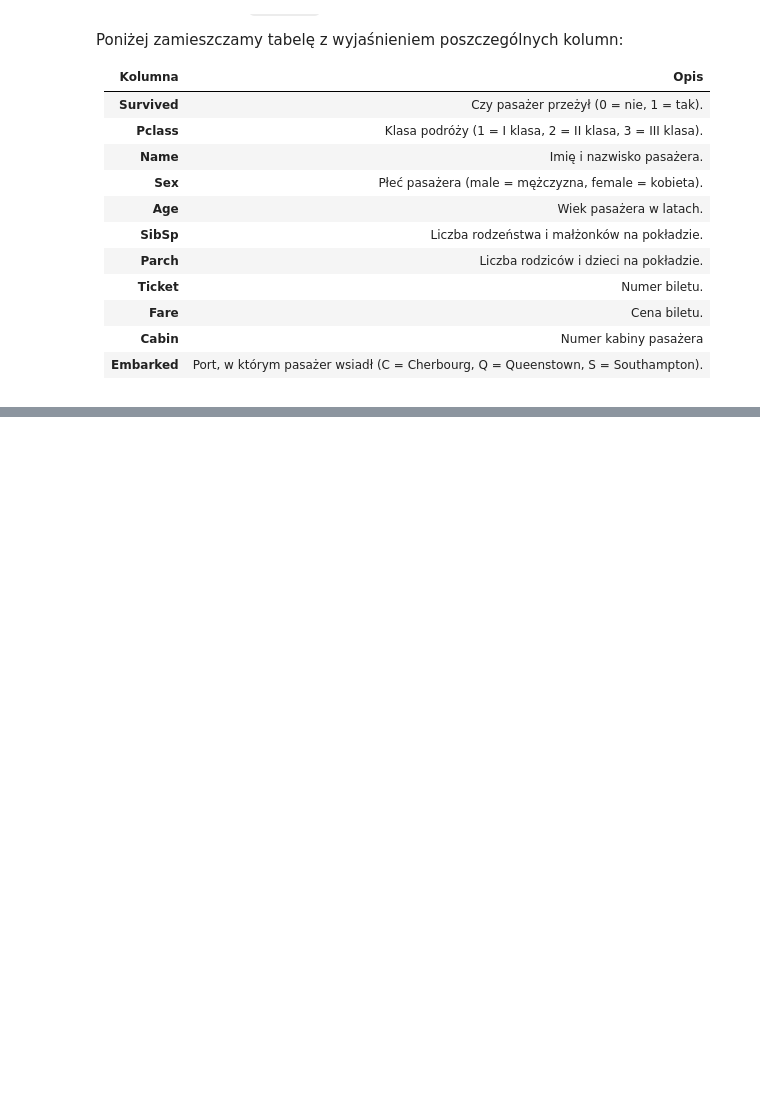
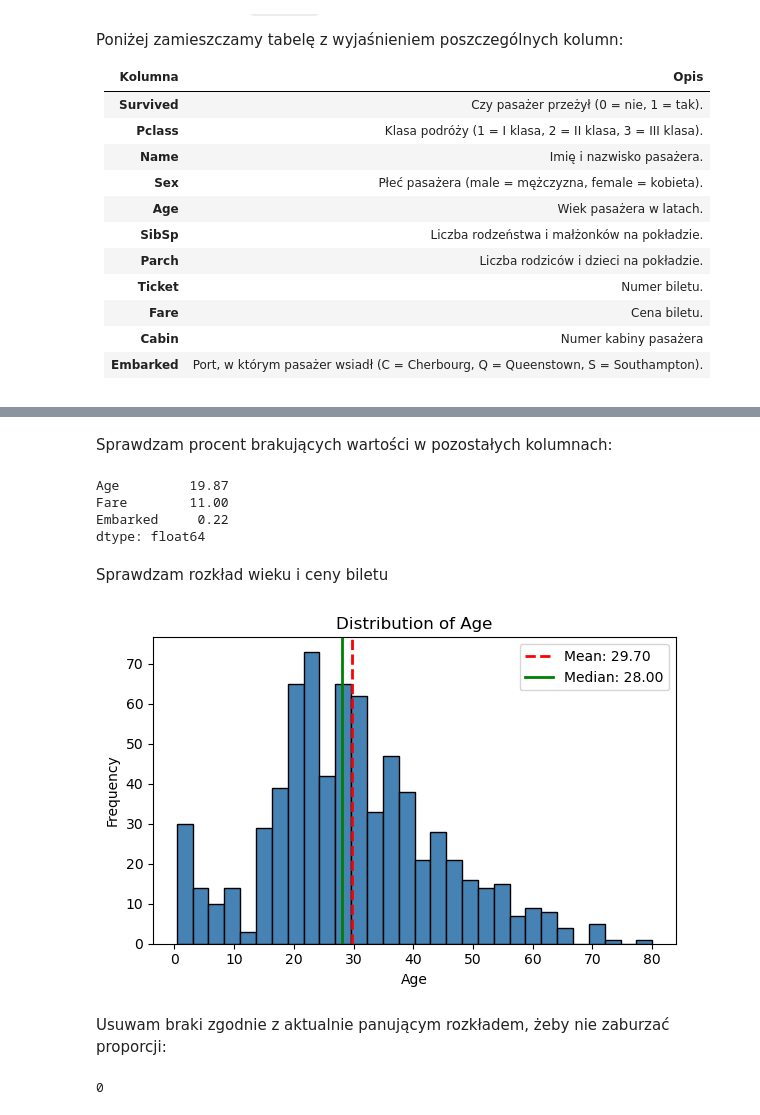
Before and after one commit to Solvro/ml-wakacyjne-wyzwanie-2025, a Jupyter notebook: 1_przetwarzanie_wizualizacja/EDA_zadanie.ipynb, the cells around one changed output, grey strips where cells are left out. Saved outputs shown, nothing was run; the diff lists cells and outputs as text; code cells hidden in the pictures; blank space fills up the shorter version.

```diff
--- a/1_przetwarzanie_wizualizacja/EDA_zadanie.ipynb
+++ b/1_przetwarzanie_wizualizacja/EDA_zadanie.ipynb
@@ -4,8 +1,10 @@ drive.mount('/content/drive') # remove the cell if colab is not used
 # %%
 import pandas as pd
 import numpy as np
+import matplotlib.pyplot as plt
+import seaborn as sns
 from pathlib import Path
-base_path = Path() # Pass path to data folder here, e.g. Path('/content/drive/MyDrive/data') if using Google Drive
+base_path = Path('/Users/jastr/OneDrive/Desktop/dane-wakacyjne-wyzwanie') # Pass path to data folder here, e.g. Path('/content/drive/MyDrive/data') if using Google Drive
 # %% [markdown]
 # Analiza i przetwarzanie danych na temat Titanica
 
@@ -67,0 +72,43 @@ titanic_df = pd.read_csv(base_path / 'titanic.csv', index_col='PassengerId')
+# %%
+titanic_df.drop(columns=['Ticket', 'Cabin'], inplace=True)
+# %% [markdown]
+Sprawdzam procent brakujących wartości w pozostałych kolumnach:
+# %%
+def get_percentage_missing(df, axis):
+  missing_rows = df.isna().sum(axis=axis)
+  missing_rows_perc = np.round(missing_rows / df.shape[axis] * 100, 2)
+  return missing_rows_perc[missing_rows_perc > 0]
+
+missing_cols_titanic = get_percentage_missing(titanic_df, axis=0)
+missing_cols_titanic
+# %% [output]
+Age         19.87
+Fare        11.00
+Embarked     0.22
+dtype: float64
+# %% [markdown]
+Sprawdzam rozkład wieku i ceny biletu
+# %%
+def plot_numeric_histogram(df, column_name):
+
+    data = df[column_name].dropna()
+    mean_val = data.mean()
+    median_val = data.median()
+
+    plt.figure(figsize=(6, 4))
+    plt.hist(data, bins=30, color='steelblue', edgecolor='black')
+    plt.axvline(mean_val, color='red', linestyle='--', linewidth=2, label=f'Mean: {mean_val:.2f}')
+    plt.axvline(median_val, color='green', linestyle='-', linewidth=2, label=f'Median: {median_val:.2f}')
+
+    plt.title(f'Distribution of {column_name}')
+    plt.xlabel(column_name)
+    plt.ylabel('Frequency')
+    plt.legend()
+    plt.tight_layout()
+    plt.show()
+# %%
+plot_numeric_histogram(titanic_df, 'Age')
+# %% [output]
+[figure, added]
+# %% [markdown]
+Usuwam braki zgodnie z aktualnie panującym rozkładem, żeby nie zaburzać proporcji:
@@ -67,0 +124,4 @@ titanic_df = pd.read_csv(base_path / 'titanic.csv', index_col='PassengerId')
+# %%
+titanic_df.Age.isna().sum()
+# %% [output]
+0
```
Also changed, not shown: parts of 31 cells of this notebook.
